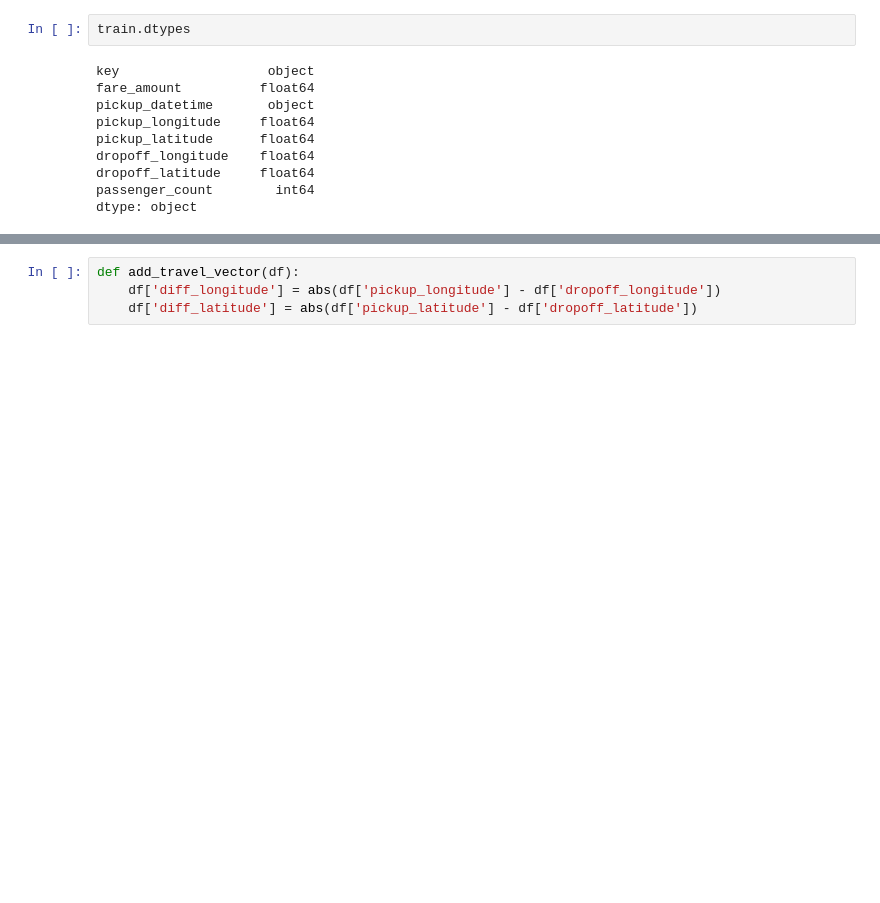
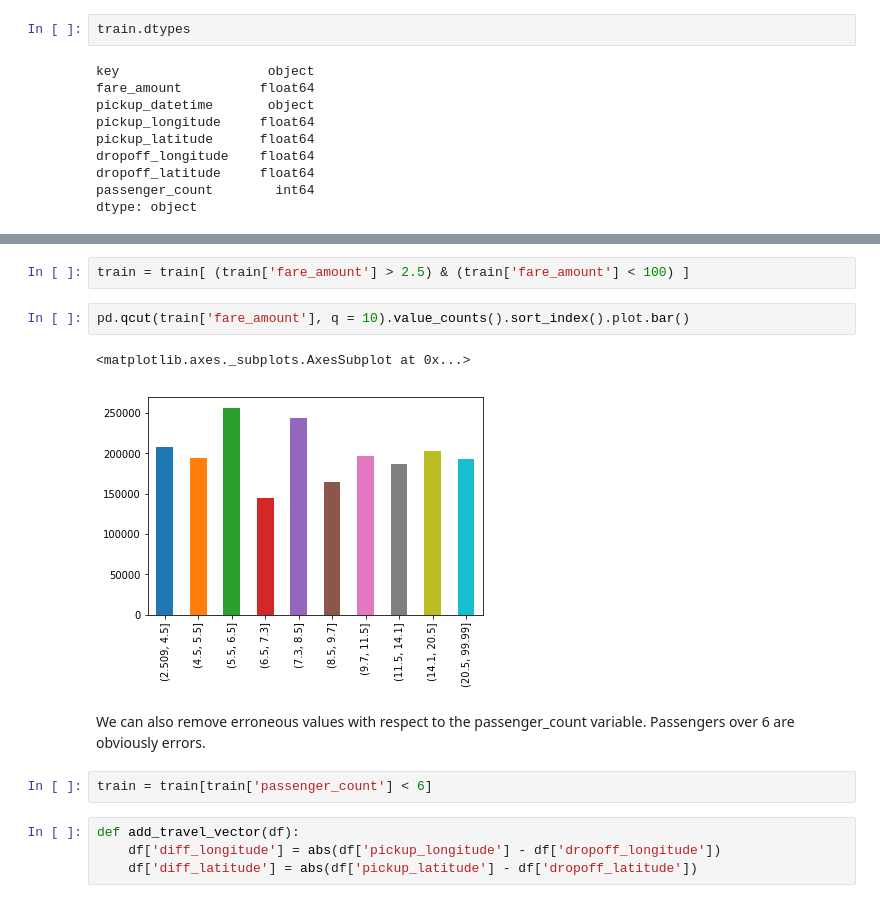
Before and after one commit to tchanda90/kaggle-taxifare, a Jupyter notebook: taxifare.ipynb, the cells around one changed output, grey strips where cells are left out. Cells and saved outputs as stored; diff of their text form; blank space fills up the shorter version.

```diff
--- a/taxifare.ipynb
+++ b/taxifare.ipynb
@@ -42,3 +50,14 @@ We will add a travel vector feature that contains the distance between pickup an
+# %%
+train = train[ (train['fare_amount'] > 2.5) & (train['fare_amount'] < 100) ]
+# %%
+pd.qcut(train['fare_amount'], q = 10).value_counts().sort_index().plot.bar()
+# %% [output]
+<matplotlib.axes._subplots.AxesSubplot at 0x...>
+[figure, added]
+# %% [markdown]
+We can also remove erroneous values with respect to the passenger_count variable. Passengers over 6 are obviously errors.
+# %%
+train = train[train['passenger_count'] < 6]
 # %%
 def add_travel_vector(df):
     df['diff_longitude'] = abs(df['pickup_longitude'] - df['dropoff_longitude'])
```
Also changed, not shown: parts of 14 cells of this notebook.
